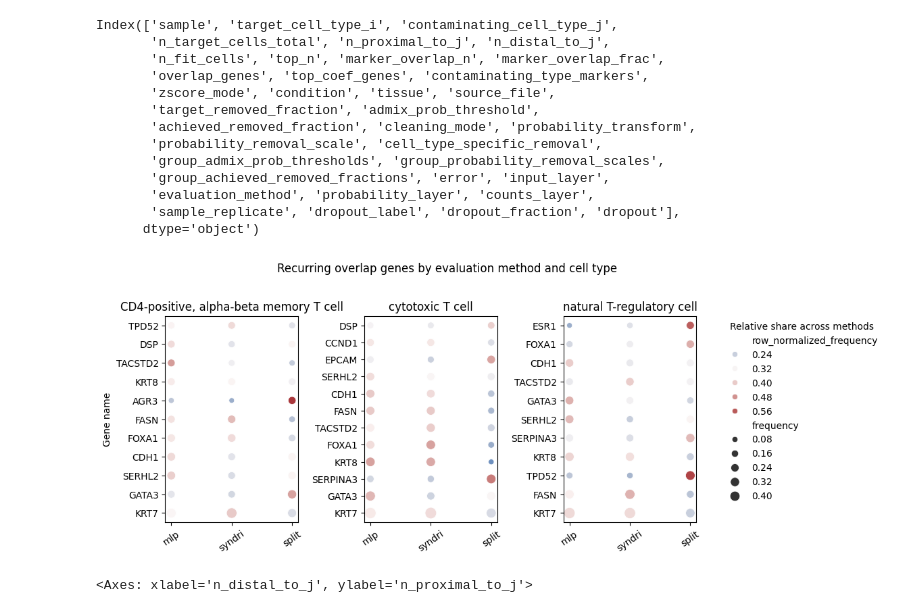
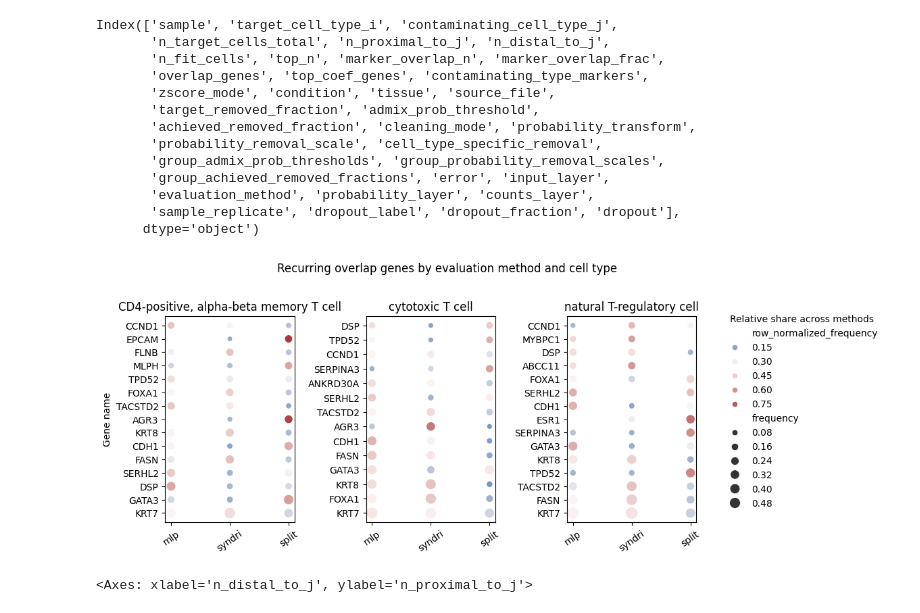
Before and after one commit to gkrieg/Syndri, a Jupyter notebook: eval/NoisyXeniumExperiment_TCellMetrics.ipynb, the cells around one changed output. Saved outputs shown, nothing was run; the diff lists cells and outputs as text; code cells hidden in the pictures.

```diff
--- a/eval/NoisyXeniumExperiment_TCellMetrics.ipynb
+++ b/eval/NoisyXeniumExperiment_TCellMetrics.ipynb
@@ -23,8 +39,8 @@ mal_df = tcell_df[(tcell_df['target_cell_type_i'].str.contains('T')) &
                                                               0.05,
                                                               0.1,
                                                             #   0.2,
-                                                              ]))&
-                  (tcell_df['sample_replicate'].str.contains('_B1_'))].reset_index(drop=True)
+                                                              ]))].reset_index(drop=True)
+                  # (tcell_df['sample_replicate'].str.contains('_B1_'))].reset_index(drop=True)
 
 fig,ax= plt.subplots(figsize=(6,4))
 custom_colors = {
@@ -63,7 +79,7 @@ from collections import Counter
 import pandas as pd
 
 filtered_df = mal_df.loc[
-    mal_df["dropout_fraction"].eq(0.15)
+    mal_df["dropout_fraction"].eq(0.01)
 ].copy()
 
 records = []
@@ -125,7 +141,7 @@ import seaborn as sns
 mal_df['evaluation_method']=pd.Categorical(mal_df['evaluation_method'],categories=['mlp','syndri','split'],ordered=True)
 # Same subset used to construct marker_counts
 filtered_df = mal_df.loc[
-    mal_df["dropout_fraction"].eq(0.15)
+    mal_df["dropout_fraction"].eq(0.01)
 ].copy()
 
 # Number of evaluations contributing to each method–cell-type group
@@ -313,34 +329,34 @@ for ax in axes[:len(cell_types)]:
     legend = ax.get_legend()
     if legend is not None:
         legend.remove()
 
 # Remove unused panels
 for ax in axes[len(cell_types):]:
     ax.remove()
 
 fig.suptitle(
     "Recurring overlap genes by evaluation method and cell type",
     y=0.99,
 )
 
 # Shared figure-level legend
 fig.legend(
     handles,
     labels,
     title="Relative share across methods",
     loc="center left",
     bbox_to_anchor=(0.88, 0.5),
     frameon=False,
 )
 
 # Reserve the right side for the legend
 plt.tight_layout(
     rect=[0, 0, 0.87, 0.97]
 )
 
 plt.show()
 # %% [output]
-[figure, old version]
+[figure, new version]
 # %%
 sns.scatterplot(data=mal_df, x='n_distal_to_j',y='n_proximal_to_j')
 # %% [output]
```
Also changed, not shown: parts of 6 cells of this notebook, 12 other files.
